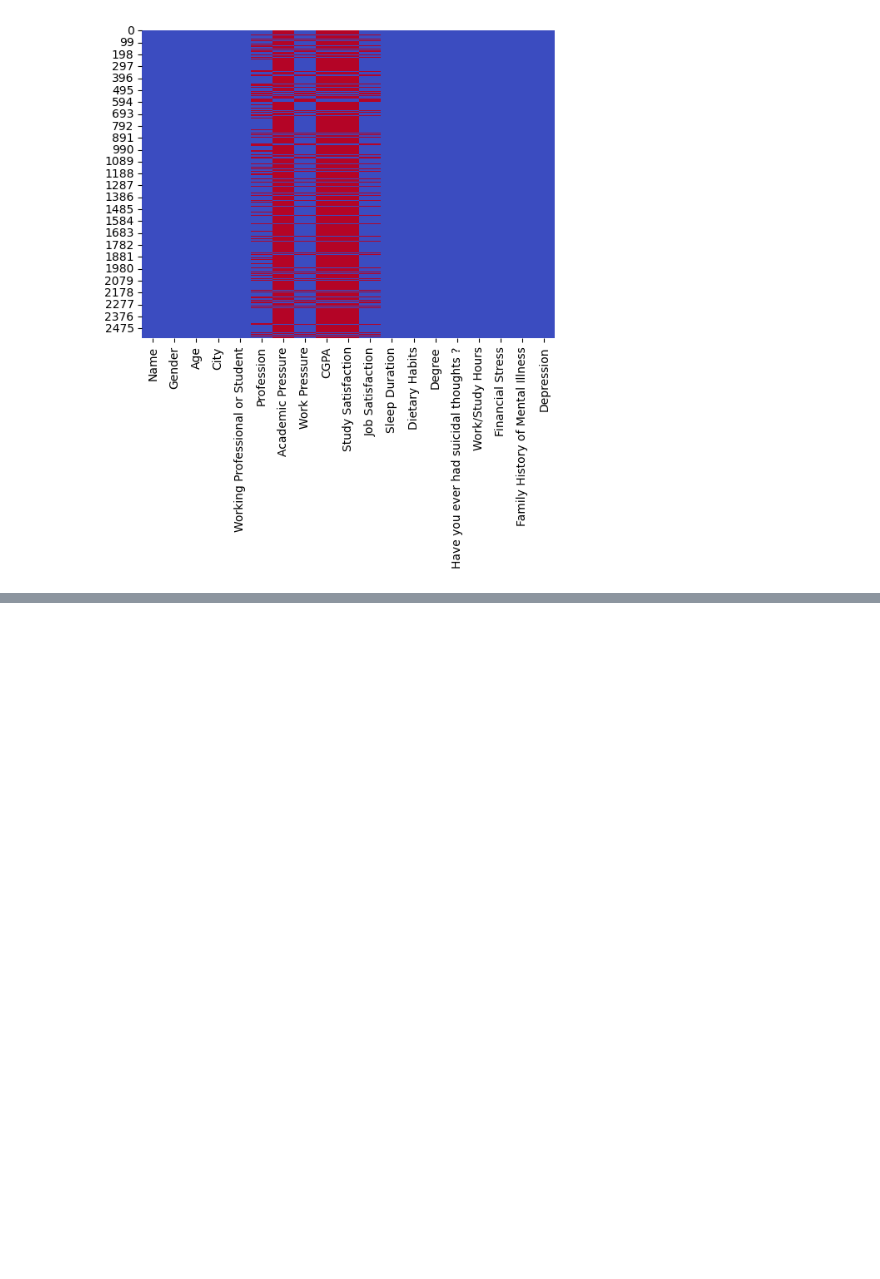
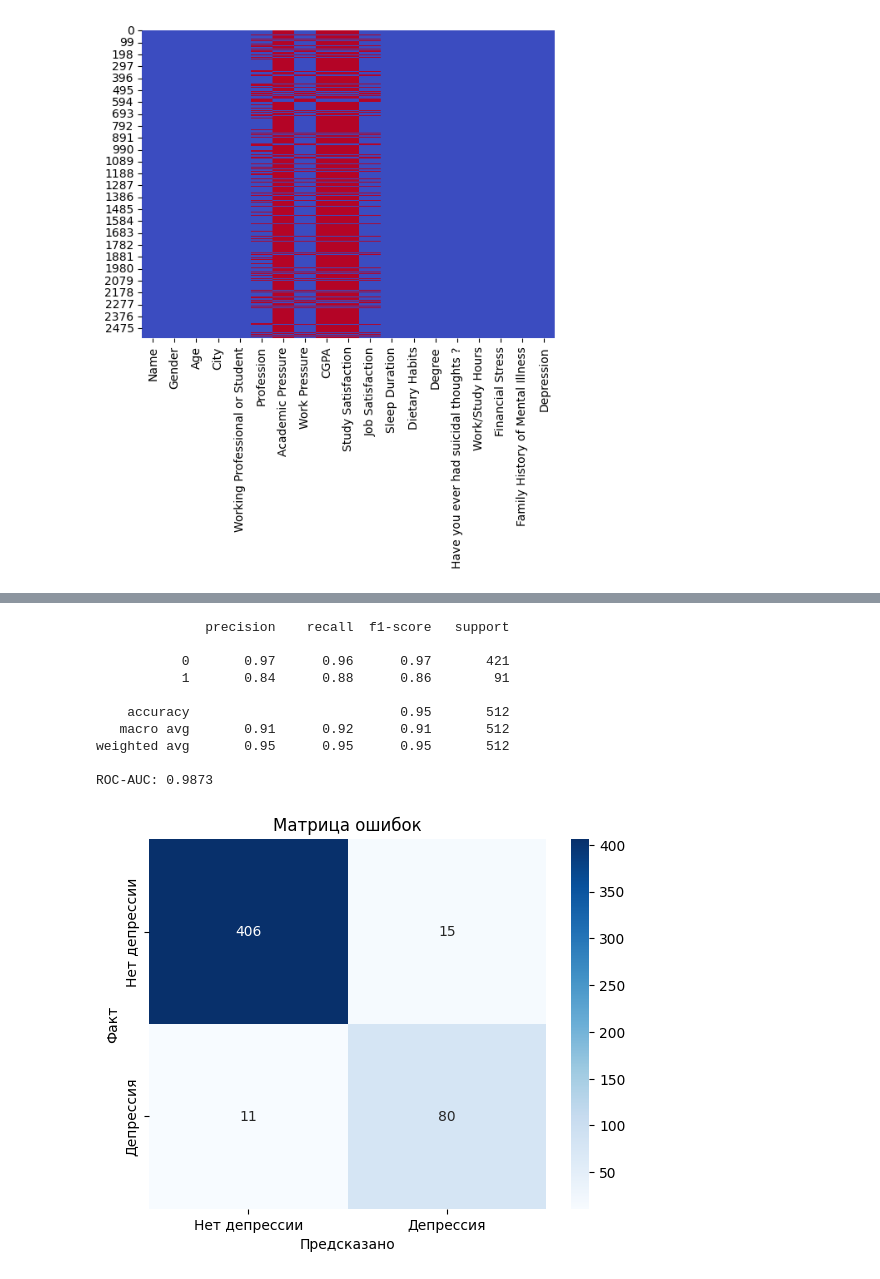
Before and after one commit to igr43/introduction_to_AI, a Jupyter notebook: 2_task.ipynb, the cells around one changed output, grey strips where cells are left out. Cells and saved outputs as stored; diff of their text form; code cells hidden in the pictures; blank space fills up the shorter version.

```diff
--- a/2_task.ipynb
+++ b/2_task.ipynb
@@ -100,0 +231,9 @@ sns.heatmap(df.isnull(),cbar=False, cmap='coolwarm')
+# %%
+X = df.drop(columns=['Depression'])
+y = df['Depression']
+# %%
+from sklearn.model_selection import train_test_split
+
+X_train, X_test, y_train, y_test = train_test_split(
+    X, y, test_size=0.2, random_state=42, stratify=y
+)
@@ -100,0 +247,13 @@ sns.heatmap(df.isnull(),cbar=False, cmap='coolwarm')
+# %%
+from xgboost import XGBClassifier
+ratio = y_train.value_counts()[0] / y_train.value_counts()[1]
+
+model = XGBClassifier(
+    n_estimators=100,
+    max_depth=6,
+    learning_rate=0.1,
+    scale_pos_weight=ratio,
+    random_state=42
+)
+
+model.fit(X_train, y_train)
@@ -100,0 +272,33 @@ sns.heatmap(df.isnull(),cbar=False, cmap='coolwarm')
+# %%
+from sklearn.metrics import classification_report, roc_auc_score, confusion_matrix
+import seaborn as sns
+import matplotlib.pyplot as plt
+
+y_pred = model.predict(X_test)
+y_proba = model.predict_proba(X_test)[:, 1]
+
+# Основные метрики
+print(classification_report(y_test, y_pred))
+print(f'ROC-AUC: {roc_auc_score(y_test, y_proba):.4f}')
+
+# Матрица ошибок
+cm = confusion_matrix(y_test, y_pred)
+sns.heatmap(cm, annot=True, fmt='d', cmap='Blues',
+            xticklabels=['Нет депрессии', 'Депрессия'],
+            yticklabels=['Нет депрессии', 'Депрессия'])
+plt.xlabel('Предсказано')
+plt.ylabel('Факт')
+plt.title('Матрица ошибок')
+plt.show()
+# %% [output]
+              precision    recall  f1-score   support
+
+           0       0.97      0.96      0.97       421
+           1       0.84      0.88      0.86        91
+
+    accuracy                           0.95       512
+   macro avg       0.91      0.92      0.91       512
+weighted avg       0.95      0.95      0.95       512
+
+ROC-AUC: 0.9873
+[figure, added]
```
Also changed, not shown: parts of 11 cells of this notebook.
